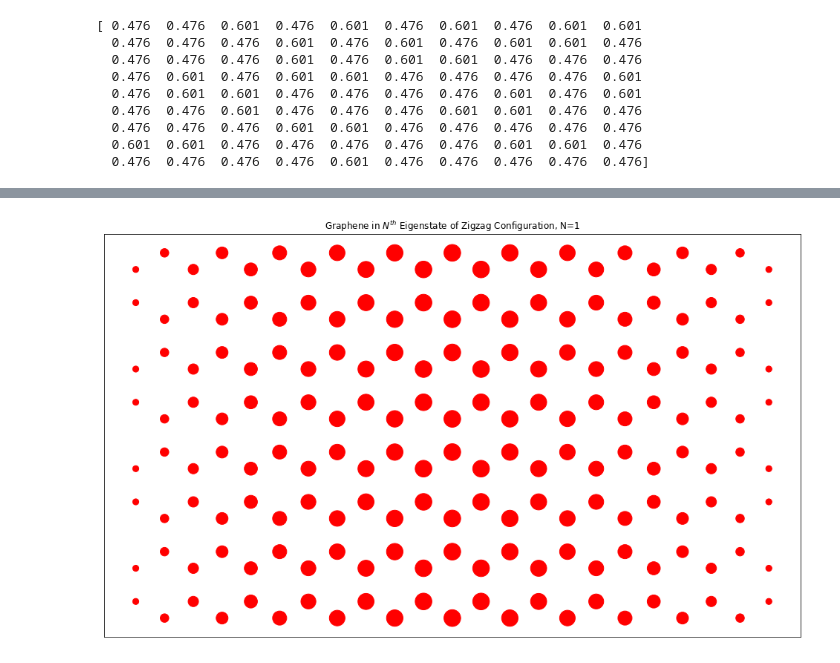
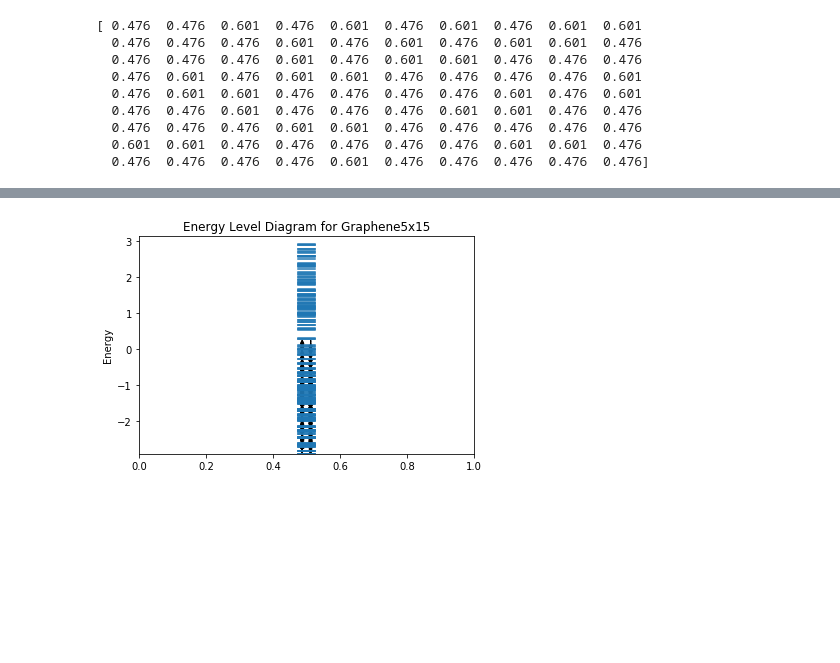
Before and after one commit to bzager/MO_Theory, a Jupyter notebook: MO_Theory.ipynb, the cells around one changed output, grey strips where cells are left out. Drawn from its saved outputs; the diff is of its cells as text; code cells hidden in the pictures; blank space fills up the shorter version.

```diff
--- a/MO_Theory.ipynb
+++ b/MO_Theory.ipynb
@@ -367,10 +370,12 @@ plt.show()
 # %%
 # Calculate eigenvalues/eigenvectors of graphene
 
 evalsGraph,evecsGraph = getEigs(graph)
-energies,occu = energyLevel(evalsGraph,Ne,name)
+energies,occu = energyLevel(evalsGraph,Ne,name,show=True)
+# %% [output]
+[figure, added]
 # %%
-# drawing graphene lattice
+# Functions for drawing graphene lattice
 
 # generate list of coordinates for each carbon
 def getCoords(rows,cols):
@@ -406,7 +411,6 @@ def getCoords(rows,cols):
 
     return coords
 
-
 # set colors for plotting
 # color p for positive, color n for negative
 def getColors(v,p,n):
@@ -418,29 +422,9 @@ def getColors(v,p,n):
             colors.append(n)
     return colors
 
+# determines euclidean distance between two atoms
+def dist(n1,n2,coords):
+    x1,y1 = coords[n1,:]
+    x2,y2 = coords[n2,:]
 
-coords = getCoords(rows,cols)
-level = 1 # select energy level
-weights = 5000*np.abs(evecsGraph[:,level-1])
-
-p = 'b' # color mapped to positive values
-n = 'r' # color mapped to negative values
-colors = getColors(evecsGraph[:,level-1],p,n)
-
-plt.figure(figsize=(20,10))
-
-if zig < arm: # zigzag configuration
-    plt.scatter(coords[:,0],coords[:,1],s=weights,c=colors)
-    config = "Zigzag"
-else: # armchair configuration
-    plt.scatter(coords[:,1],coords[:,0],s=weights,c=colors)
-    config = "Armchair"
-
-plt.axes().set_aspect('equal')
-plt.gca().get_xaxis().set_visible(False)
-plt.gca().get_yaxis().set_visible(False)
-plt.title(r"Graphene in $N^{th}$ Eigenstate of "+config+" Configuration, N="+str(level))
-plt.savefig("figures/"+name+"N="+str(level)+".png")
-plt.show()
+    return np.sqrt((x2-x1)**2 + (y2-y1)**2)
-# %% [output]
-[figure, removed]
```
Also changed, not shown: parts of 2 cells of this notebook, 13 other files.
